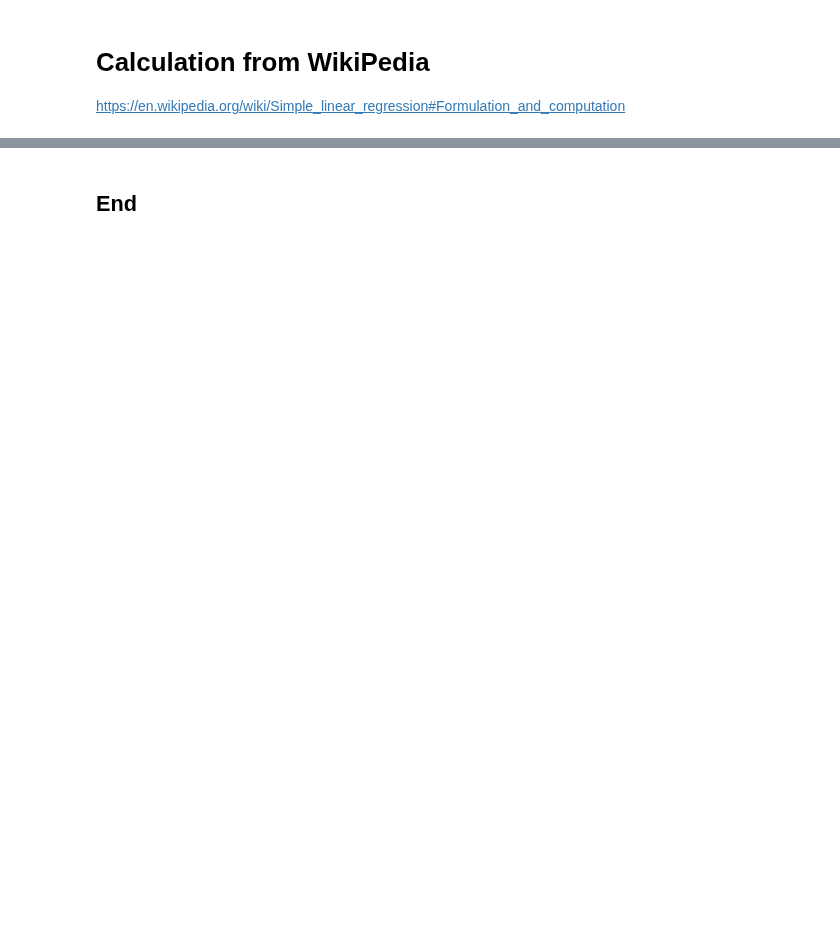
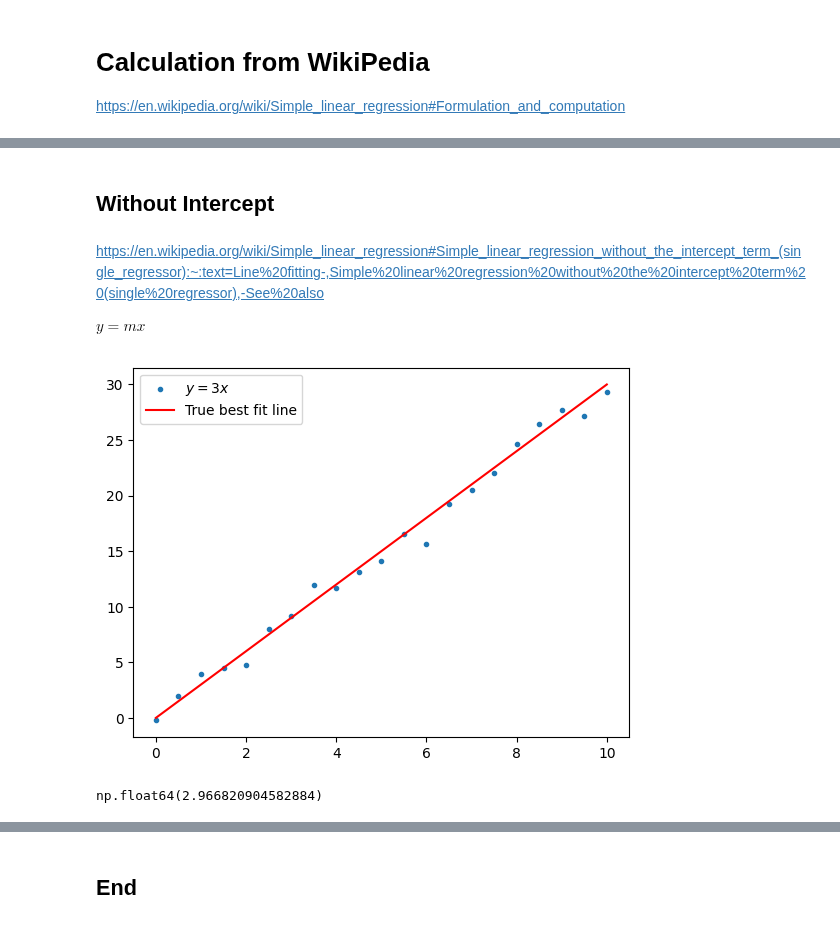
Before and after one commit to Glogover/principles_of_data_analytics, a Jupyter notebook: linear_regression.ipynb, the cells around one changed output, grey strips where cells are left out. Saved outputs shown, nothing was run; the diff lists cells and outputs as text; code cells hidden in the pictures; blank space fills up the shorter version.

Commit message:
Week10 without intercept

```diff
--- a/linear_regression.ipynb
+++ b/linear_regression.ipynb
@@ -69,0 +70,31 @@ np.float64(1.7557579824518967)
+# %% [markdown]
+## Without Intercept
+# %% [markdown]
+https://en.wikipedia.org/wiki/Simple_linear_regression#Simple_linear_regression_without_the_intercept_term_(single_regressor):~:text=Line%20fitting-,Simple%20linear%20regression%20without%20the%20intercept%20term%20(single%20regressor),-See%20also
+
+$y = mx$
+# %%
+# Bunch of x values.
+x = np. linspace(0.0, 10.0, 21)
+
+# Correspondinng y values.
+y = 3.0 * x + np.random.normal(0.0, 1.0, x.size)
+# %%
+# Plot.
+fig, ax = plt.subplots()
+
+# Scatter.
+ax.scatter(x, y, marker='.', label='$y= 3x$')
+
+# Add the line that we know should be the best fit.
+ax.plot(x, 3.0 *x,'r', label='True best fit line')
+
+# Legend.
+ax.legend();
+# %% [output]
+[figure, added]
+# %%
+# Fit.
+np.sum(x * y) / np.sum(x * x)
+# %% [output]
+np.float64(2.966820904582884)
```
Also changed, not shown: parts of 7 cells of this notebook.
